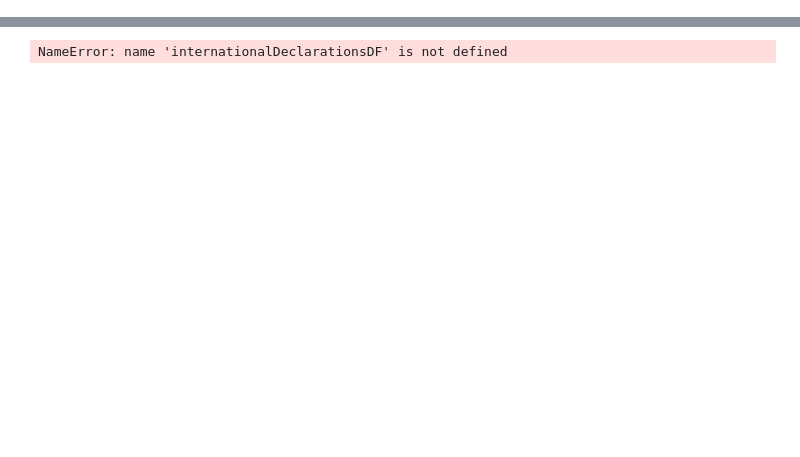
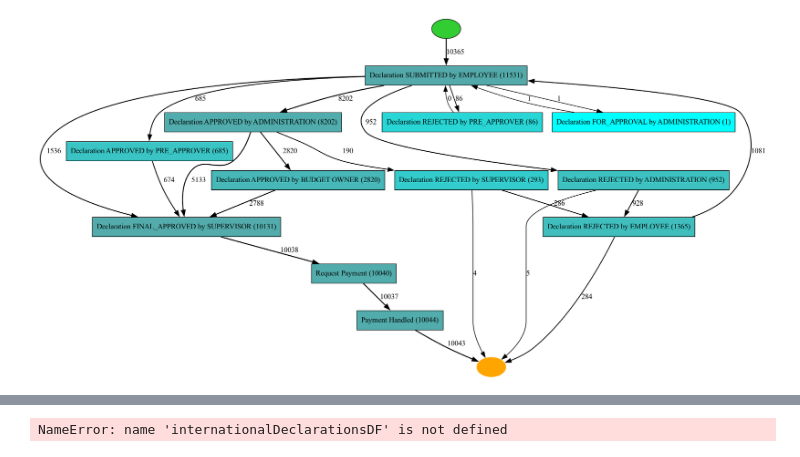
Before and after one commit to Martin-Chivo/CMPE255-Team8, a Jupyter notebook: load.ipynb, the cells around one changed output, grey strips where cells are left out. Saved outputs shown, nothing was run; the diff lists cells and outputs as text; code cells hidden in the pictures; blank space fills up the shorter version.

```diff
--- a/load.ipynb
+++ b/load.ipynb
@@ -34,0 +36,5 @@ gviz = pn_visualizer.apply(net, initial_marking, final_marking)
+# %%
+heuristic_net = pm4py.discover_heuristics_net(domesticDeclarations, dependency_threshold=0.99)
+pm4py.view_heuristics_net(heuristic_net)
+# %% [output]
+[figure, added]
```
Also changed, not shown: parts of 11 cells of this notebook.
